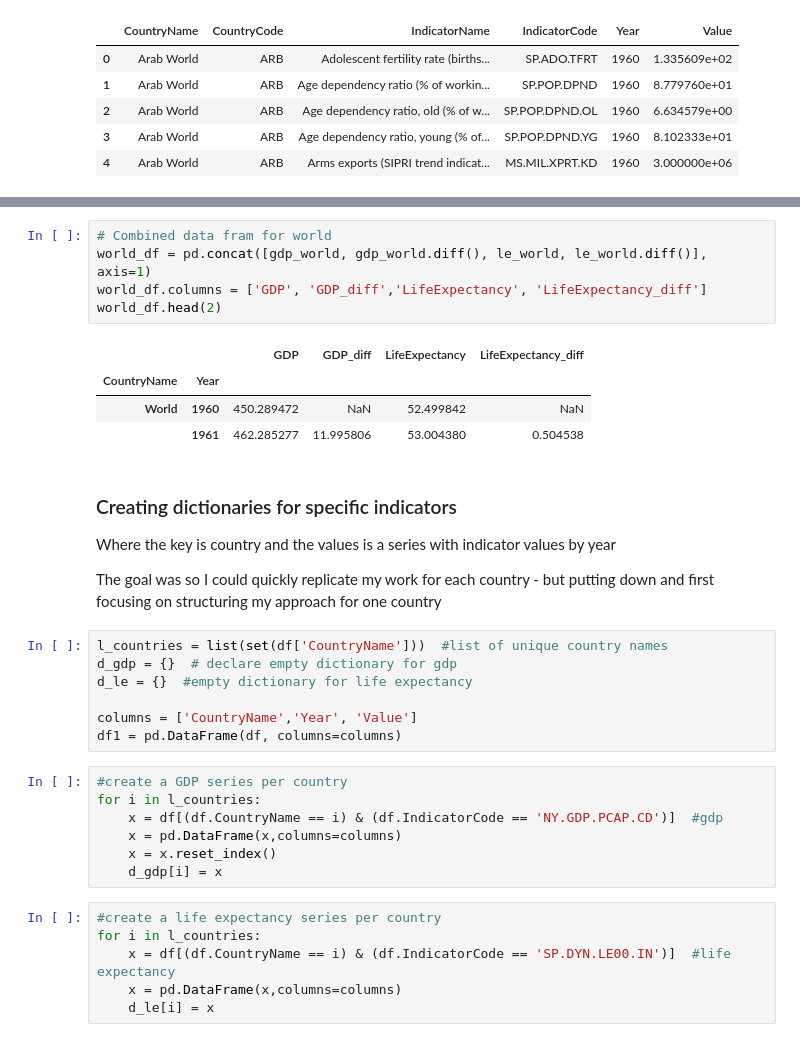
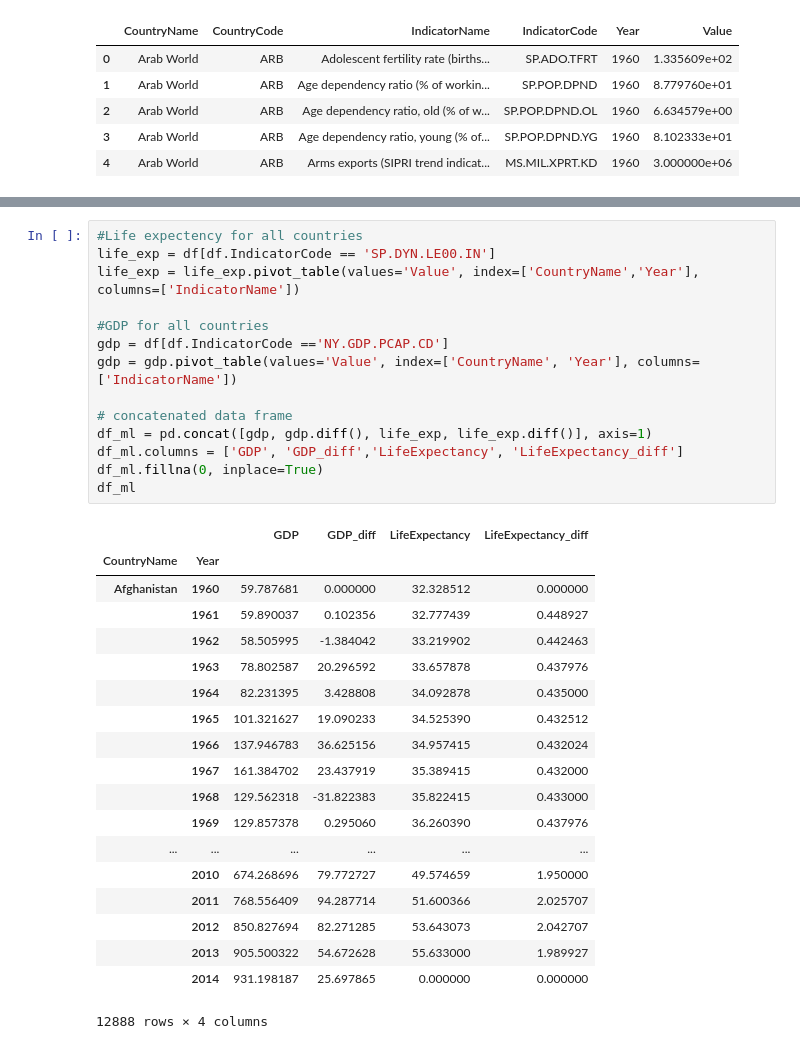
Before and after one commit to gussie/Springboard_data_science, a Jupyter notebook: Capstone project 1.ipynb, the cells around one changed output, grey strips where cells are left out. Drawn from its saved outputs; the diff is of its cells as text.

```diff
--- a/Capstone project 1.ipynb
+++ b/Capstone project 1.ipynb
@@ -272,35 +288,34 @@ gdp_world.head()
-# %%
-# Combined data fram for world
-world_df = pd.concat([gdp_world, gdp_world.diff(), le_world, le_world.diff()], axis=1)
-world_df.columns = ['GDP', 'GDP_diff','LifeExpectancy', 'LifeExpectancy_diff']
-world_df.head(2)
-# %% [output]
-|  |  | GDP | GDP_diff | LifeExpectancy | LifeExpectancy_diff |
-| CountryName | Year |  |  |  |  |
-| World | 1960 | 450.289472 | NaN | 52.499842 | NaN |
-|  | 1961 | 462.285277 | 11.995806 | 53.004380 | 0.504538 |
-# %% [markdown]
-### Creating dictionaries for specific indicators
-Where the key is country and the values is a series with indicator values by year
-
-The goal was so I could quickly replicate my work for each country - but putting down and first focusing on structuring my approach for one country
-# %%
-l_countries = list(set(df['CountryName']))  #list of unique country names
-d_gdp = {}  # declare empty dictionary for gdp
-d_le = {}  #empty dictionary for life expectancy
-
-columns = ['CountryName','Year', 'Value']
-df1 = pd.DataFrame(df, columns=columns)
-# %%
-#create a GDP series per country
-for i in l_countries:
-    x = df[(df.CountryName == i) & (df.IndicatorCode == 'NY.GDP.PCAP.CD')]  #gdp
-    x = pd.DataFrame(x,columns=columns)
-    x = x.reset_index()
-    d_gdp[i] = x
-# %%
-#create a life expectancy series per country
-for i in l_countries:
-    x = df[(df.CountryName == i) & (df.IndicatorCode == 'SP.DYN.LE00.IN')]  #life expectancy
-    x = pd.DataFrame(x,columns=columns)
-    d_le[i] = x
+# %%
+#Life expectency for all countries
+life_exp = df[df.IndicatorCode == 'SP.DYN.LE00.IN']
+life_exp = life_exp.pivot_table(values='Value', index=['CountryName','Year'], columns=['IndicatorName'])
+
+#GDP for all countries
+gdp = df[df.IndicatorCode =='NY.GDP.PCAP.CD']
+gdp = gdp.pivot_table(values='Value', index=['CountryName', 'Year'], columns=['IndicatorName'])
+
+# concatenated data frame
+df_ml = pd.concat([gdp, gdp.diff(), life_exp, life_exp.diff()], axis=1)
+df_ml.columns = ['GDP', 'GDP_diff','LifeExpectancy', 'LifeExpectancy_diff']
+df_ml.fillna(0, inplace=True)
+df_ml
+# %% [output]
+|  |  | GDP | GDP_diff | LifeExpectancy | LifeExpectancy_diff |
+| CountryName | Year |  |  |  |  |
+| Afghanistan | 1960 | 59.787681 | 0.000000 | 32.328512 | 0.000000 |
+|  | 1961 | 59.890037 | 0.102356 | 32.777439 | 0.448927 |
+|  | 1962 | 58.505995 | -1.384042 | 33.219902 | 0.442463 |
+|  | 1963 | 78.802587 | 20.296592 | 33.657878 | 0.437976 |
+|  | 1964 | 82.231395 | 3.428808 | 34.092878 | 0.435000 |
+|  | 1965 | 101.321627 | 19.090233 | 34.525390 | 0.432512 |
+|  | 1966 | 137.946783 | 36.625156 | 34.957415 | 0.432024 |
+|  | 1967 | 161.384702 | 23.437919 | 35.389415 | 0.432000 |
+|  | 1968 | 129.562318 | -31.822383 | 35.822415 | 0.433000 |
+|  | 1969 | 129.857378 | 0.295060 | 36.260390 | 0.437976 |
+| ... | ... | ... | ... | ... | ... |
+|  | 2010 | 674.268696 | 79.772727 | 49.574659 | 1.950000 |
+|  | 2011 | 768.556409 | 94.287714 | 51.600366 | 2.025707 |
+|  | 2012 | 850.827694 | 82.271285 | 53.643073 | 2.042707 |
+|  | 2013 | 905.500322 | 54.672628 | 55.633000 | 1.989927 |
+|  | 2014 | 931.198187 | 25.697865 | 0.000000 | 0.000000 |
+12888 rows × 4 columns
```
Also changed, not shown: parts of 34 cells of this notebook.
